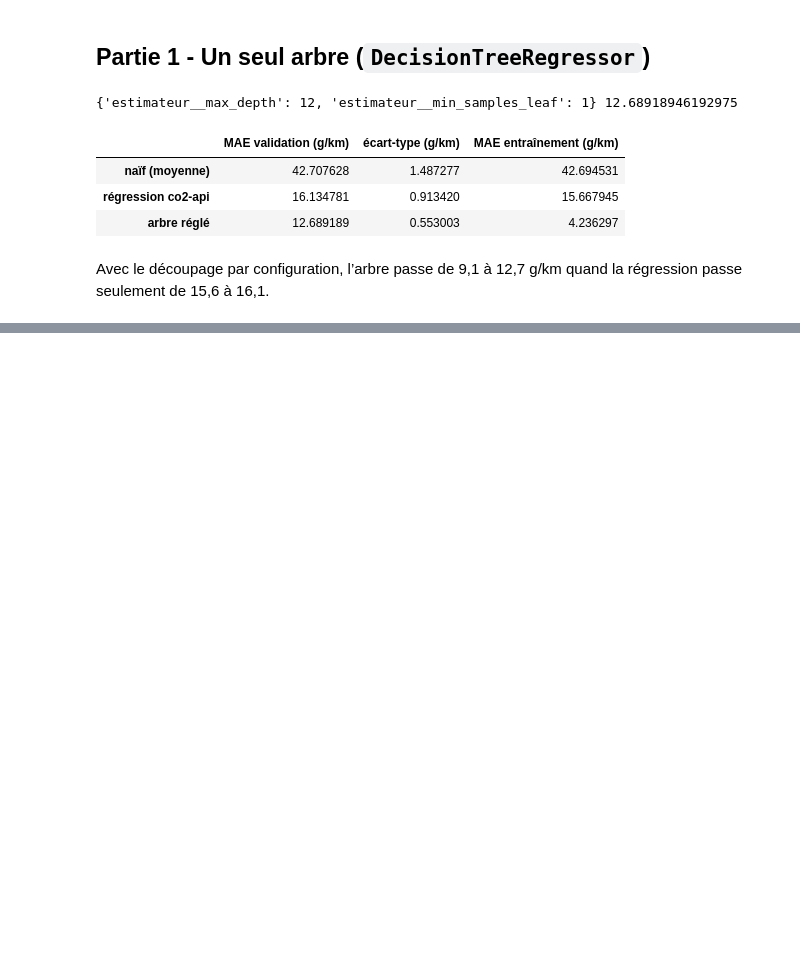
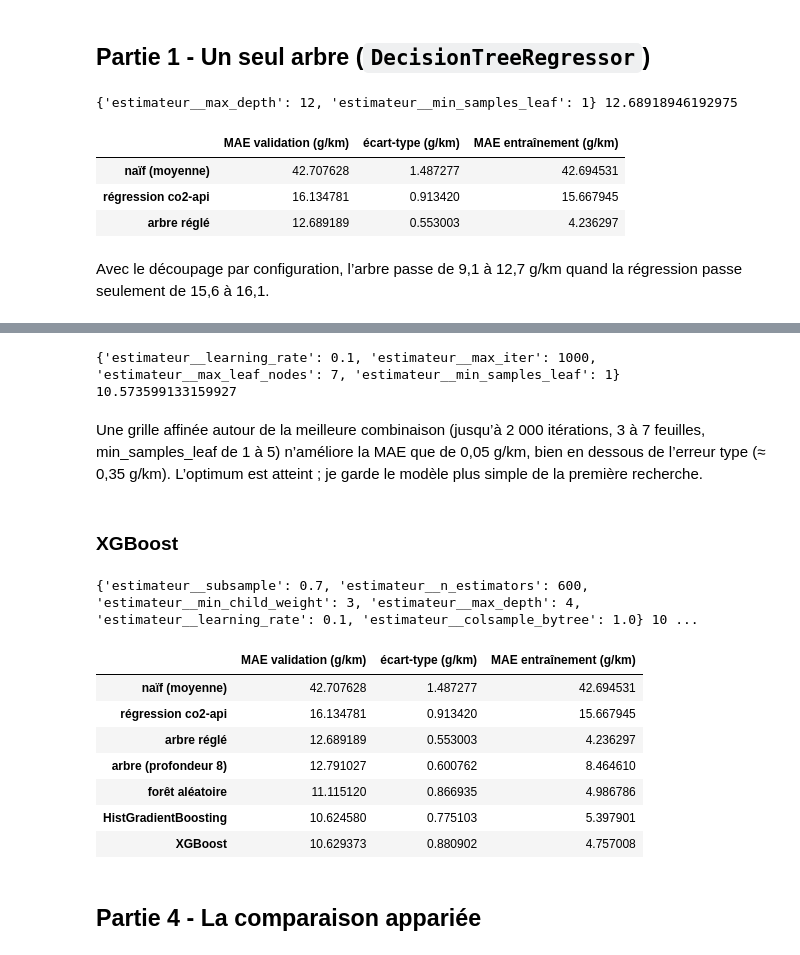
Before and after one commit to aissatougueye06/ml-co2-prediction, a Jupyter notebook: 04-arbres-boosting.ipynb, the cells around one changed output, grey strips where cells are left out. Drawn from its saved outputs; the diff is of its cells as text; code cells hidden in the pictures; blank space fills up the shorter version.

```diff
--- a/04-arbres-boosting.ipynb
+++ b/04-arbres-boosting.ipynb
@@ -196,0 +228,7 @@ Avec le découpage par configuration, l’arbre passe de 9,1 à 12,7 g/km quand
+# %%
+# hyperparamètres pour la forêt alétoire
+grille_foret = {
+    "estimateur__max_features": [1, 2, 3],
+    "estimateur__max_depth": [8, 12, None],
+    "estimateur__min_samples_leaf": [1, 3, 5, 10],
+}
@@ -196,0 +315,22 @@ Avec le découpage par configuration, l’arbre passe de 9,1 à 12,7 g/km quand
+# %%
+grille_hgb_fine = {
+    "estimateur__learning_rate": [0.1],
+    "estimateur__max_iter": [600, 1000, 2000],
+    "estimateur__max_leaf_nodes": [3, 5, 7],
+    "estimateur__min_samples_leaf": [1, 3, 5],
+}
+
+recherche_hgb_fine = GridSearchCV(
+    construire_pipe_arbre(
+        HistGradientBoostingRegressor(early_stopping=False, random_state=RANDOM_STATE)
+    ),
+    grille_hgb_fine, cv=plis, scoring="neg_mean_absolute_error", return_train_score=True,
+)
+recherche_hgb_fine.fit(X_tr, y_tr, groups=groupes_tr)
+print(recherche_hgb_fine.best_params_, -recherche_hgb_fine.best_score_)
+# %% [output]
+{'estimateur__learning_rate': 0.1, 'estimateur__max_iter': 1000, 'estimateur__max_leaf_nodes': 7, 'estimateur__min_samples_leaf': 1} 10.573599133159927
+# %% [markdown]
+Une grille affinée autour de la meilleure combinaison (jusqu’à 2 000 itérations, 3 à 7 feuilles, min_samples_leaf de 1 à 5) n’améliore la MAE que de 0,05 g/km, bien en dessous de l’erreur type (≈ 0,35 g/km). L’optimum est atteint ; je garde le modèle plus simple de la première recherche.
+# %% [markdown]
+### XGBoost
@@ -196,0 +347,24 @@ Avec le découpage par configuration, l’arbre passe de 9,1 à 12,7 g/km quand
+# %%
+recherche_xgb = RandomizedSearchCV(
+    construire_pipe_arbre(XGBRegressor(random_state=RANDOM_STATE)),
+    grille_xgb, n_iter=60, random_state=RANDOM_STATE,
+    cv=plis, scoring="neg_mean_absolute_error", return_train_score=True,
+)
+recherche_xgb.fit(X_tr, y_tr, groups=groupes_tr)
+print(recherche_xgb.best_params_, -recherche_xgb.best_score_)
+
+nom = "XGBoost"
+resultats.loc[nom] = evaluer(nom, recherche_xgb.best_estimator_)
+resultats
+# %% [output]
+{'estimateur__subsample': 0.7, 'estimateur__n_estimators': 600, 'estimateur__min_child_weight': 3, 'estimateur__max_depth': 4, 'estimateur__learning_rate': 0.1, 'estimateur__colsample_bytree': 1.0} 10 ...
+|  | MAE validation (g/km) | écart-type (g/km) | MAE entraînement (g/km) |
+| naïf (moyenne) | 42.707628 | 1.487277 | 42.694531 |
+| régression co2-api | 16.134781 | 0.913420 | 15.667945 |
+| arbre réglé | 12.689189 | 0.553003 | 4.236297 |
+| arbre (profondeur 8) | 12.791027 | 0.600762 | 8.464610 |
+| forêt aléatoire | 11.115120 | 0.866935 | 4.986786 |
+| HistGradientBoosting | 10.624580 | 0.775103 | 5.397901 |
+| XGBoost | 10.629373 | 0.880902 | 4.757008 |
+# %% [markdown]
+## Partie 4 - La comparaison appariée
```
Also changed, not shown: parts of 24 cells of this notebook, 1 other file.
